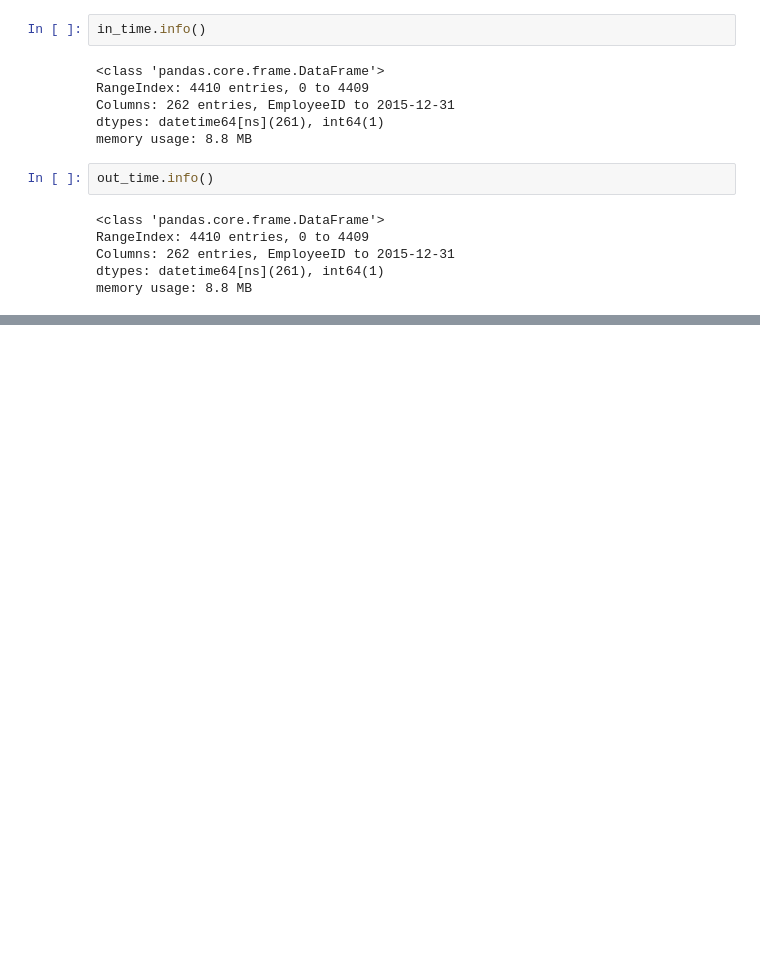
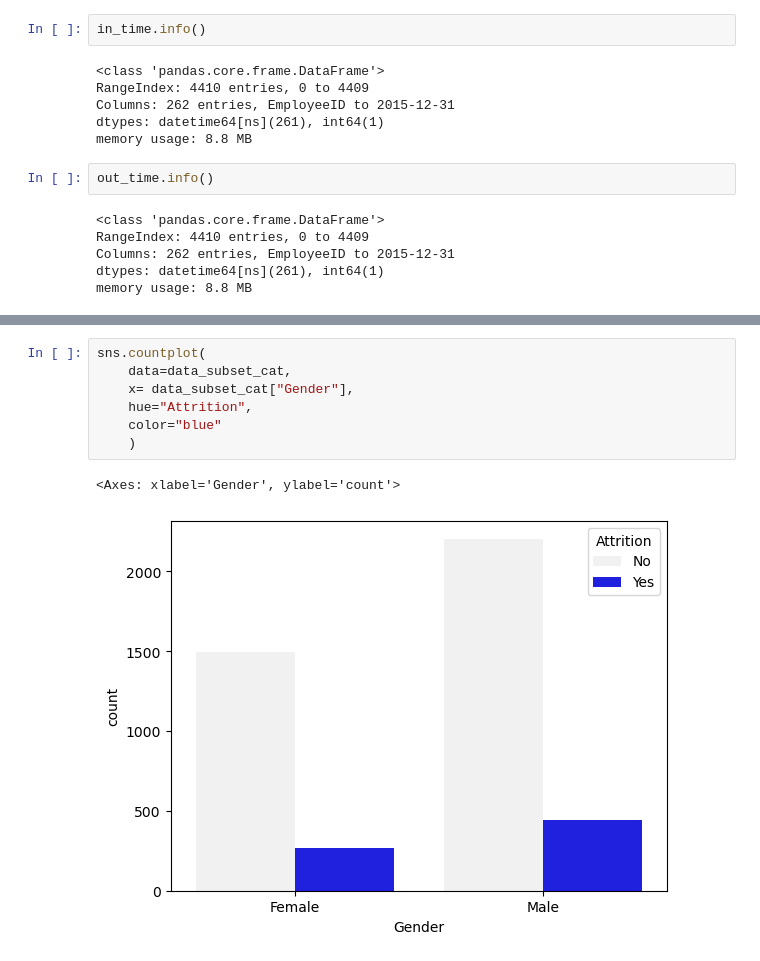
Before and after one commit to SevenNightsDarkCrow/Business_Analytics_I-HR, a Jupyter notebook: Notebooks/Onderzoek.ipynb, the cells around one changed output, grey strips where cells are left out. Saved outputs shown, nothing was run; the diff lists cells and outputs as text; blank space fills up the shorter version.

```diff
--- a/Notebooks/Onderzoek.ipynb
+++ b/Notebooks/Onderzoek.ipynb
@@ -536,0 +708,10 @@ memory usage: 8.8 MB
+# %%
+sns.countplot(
+    data=data_subset_cat,
+    x= data_subset_cat["Gender"],
+    hue="Attrition",
+    color="blue"
+    )
+# %% [output]
+<Axes: xlabel='Gender', ylabel='count'>
+[figure, added]
```
Also changed, not shown: parts of 24 cells of this notebook.
